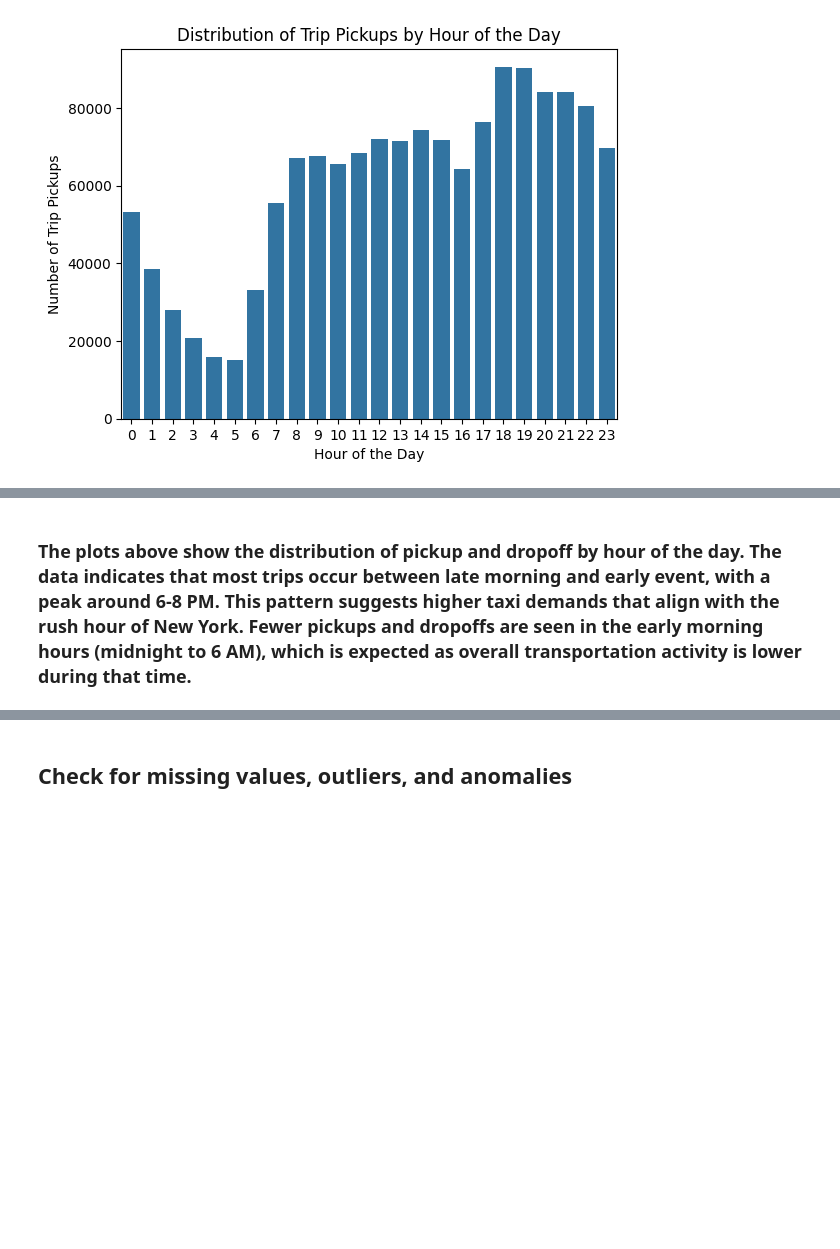
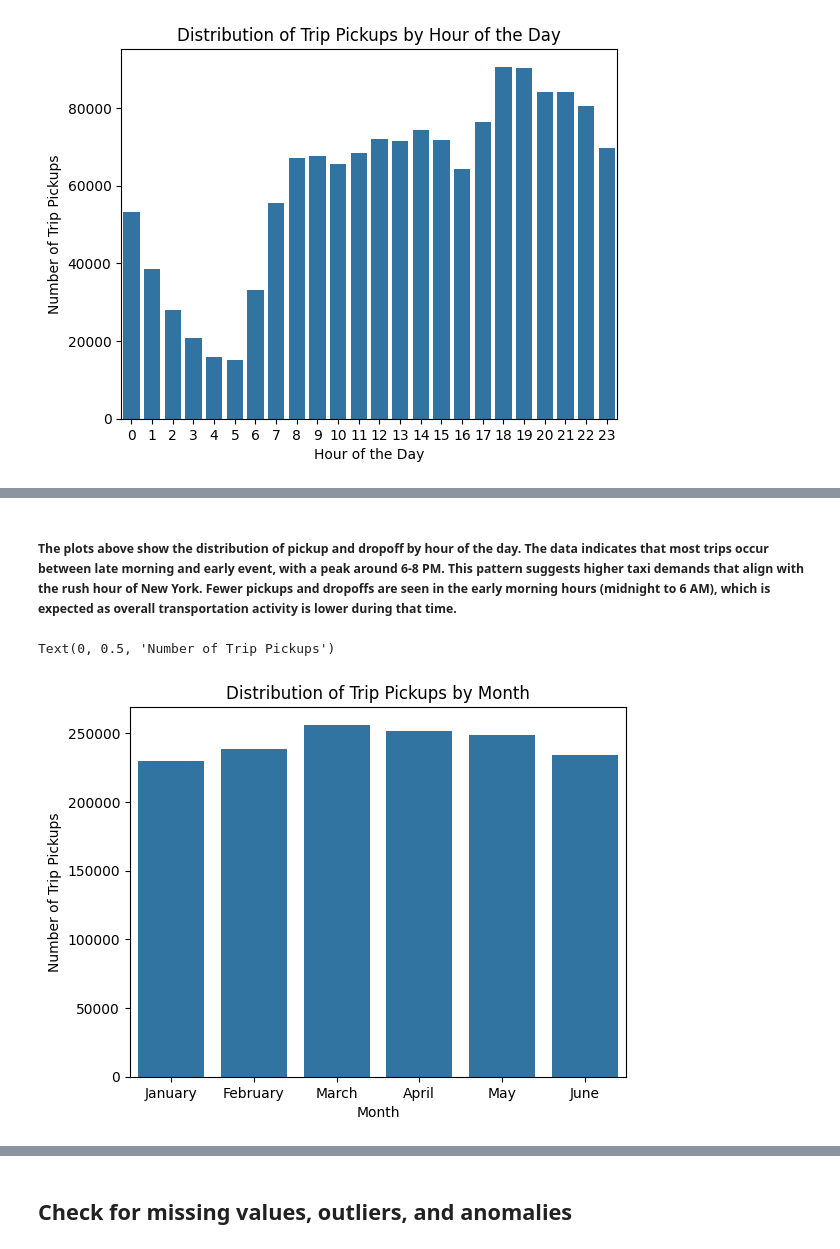
Before and after one commit to charralbert/Taxi_Trip_Duration, a Jupyter notebook: Duplicate.ipynb, the cells around one changed output, grey strips where cells are left out. Cells and saved outputs as stored; diff of their text form; code cells hidden in the pictures; blank space fills up the shorter version.

```diff
--- a/Duplicate.ipynb
+++ b/Duplicate.ipynb
@@ -227,2 +236,11 @@ Text(0, 0.5, 'Number of Trip Pickups')
 # %% [markdown]
-### The plots above show the distribution of pickup and dropoff by hour of the day. The data indicates that most trips occur between late morning and early event, with a peak around 6-8 PM. This pattern suggests higher taxi demands that align with the rush hour of New York. Fewer pickups and dropoffs are seen in the early morning hours (midnight to 6 AM), which is expected as overall transportation activity is lower during that time.
+##### The plots above show the distribution of pickup and dropoff by hour of the day. The data indicates that most trips occur between late morning and early event, with a peak around 6-8 PM. This pattern suggests higher taxi demands that align with the rush hour of New York. Fewer pickups and dropoffs are seen in the early morning hours (midnight to 6 AM), which is expected as overall transportation activity is lower during that time.
+# %%
+order = ['January', 'February', 'March', 'April', 'May', 'June']
+sns.countplot(x="pickup_month",data=df, order=order)
+plt.title('Distribution of Trip Pickups by Month')
+plt.xlabel('Month')
+plt.ylabel('Number of Trip Pickups')
+# %% [output]
+Text(0, 0.5, 'Number of Trip Pickups')
+[figure, added]
```
Also changed, not shown: parts of 29 cells of this notebook.
